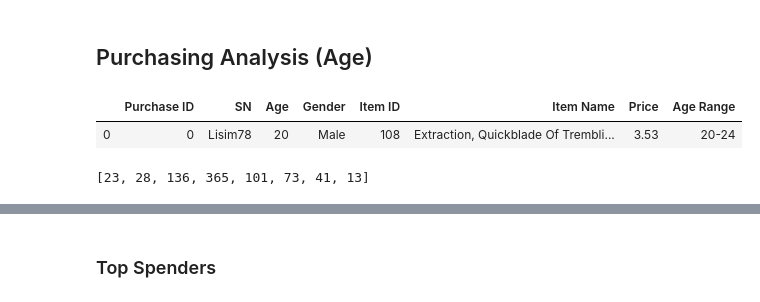
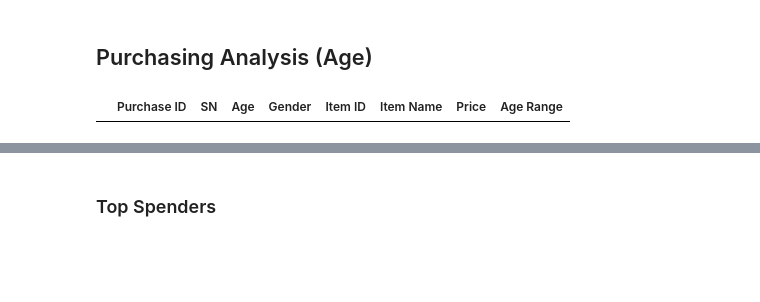
Before and after one commit to kamercado/homework_KM, a Jupyter notebook: Pandas_KM/HeroesofPymoli/Pandas_HW_KM.ipynb, the cells around one changed output, grey strips where cells are left out. Drawn from its saved outputs; the diff is of its cells as text; code cells hidden in the pictures; blank space fills up the shorter version.

```diff
--- a/Pandas_KM/HeroesofPymoli/Pandas_HW_KM.ipynb
+++ b/Pandas_KM/HeroesofPymoli/Pandas_HW_KM.ipynb
@@ -262,19 +246,11 @@ age_demo_df.sort_index()
 # %%
 pymoli_df
 #bins
 age_bins = [0, 9, 14, 19, 24, 29, 34, 39, 45]
 bin_labels = ["<10","10-14","15-19","20-24","25-29","30-34","35-39","40+"]
 
 pymoli_df["Age Range"] = pd.cut(pymoli_df["Age"], age_bins, labels=bin_labels)
 #check that new column successfully added
-pymoli_df.head(1)
+pymoli_df.head(0)
 # %% [output]
 |  | Purchase ID | SN | Age | Gender | Item ID | Item Name | Price | Age Range |
-| 0 | 0 | Lisim78 | 20 | Male | 108 | Extraction, Quickblade Of Trembli... | 3.53 | 20-24 |
-# %%
-#purchase count
-count_age = pymoli_df.groupby("Age Range").count()
-count_age_list = count_age["Purchase ID"]
-list(count_age_list)
-# %% [output]
-[23, 28, 136, 365, 101, 73, 41, 13]
```
Also changed, not shown: parts of 18 cells of this notebook.
